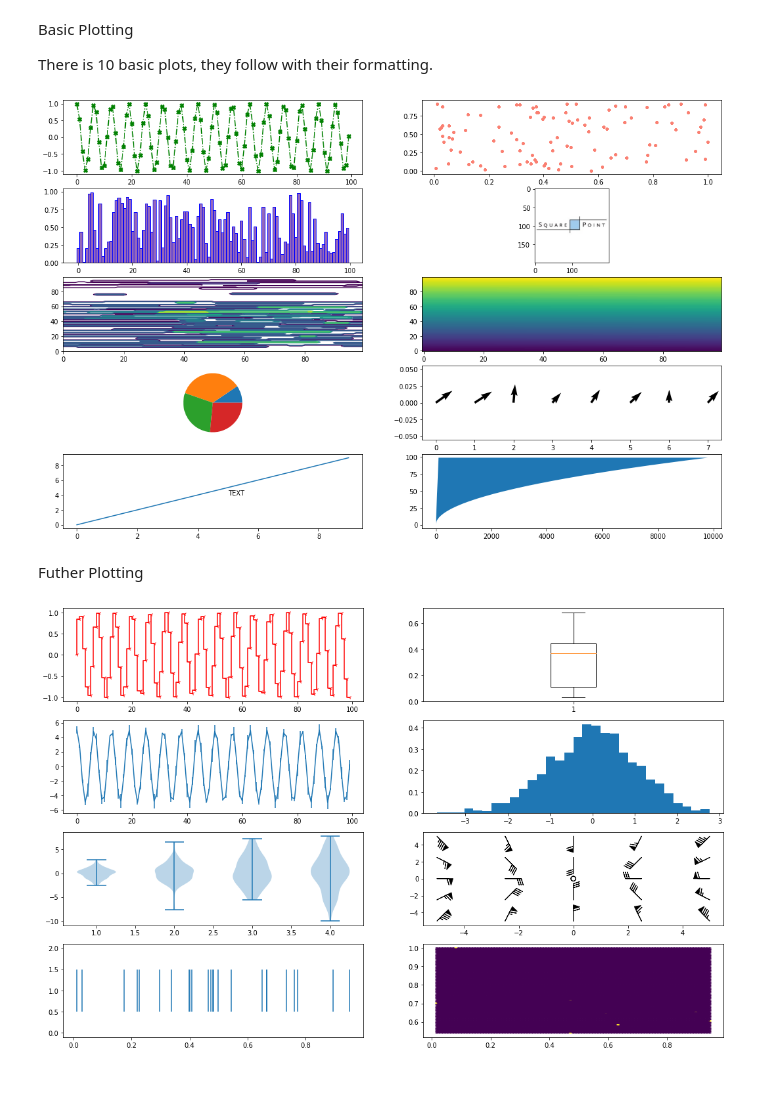
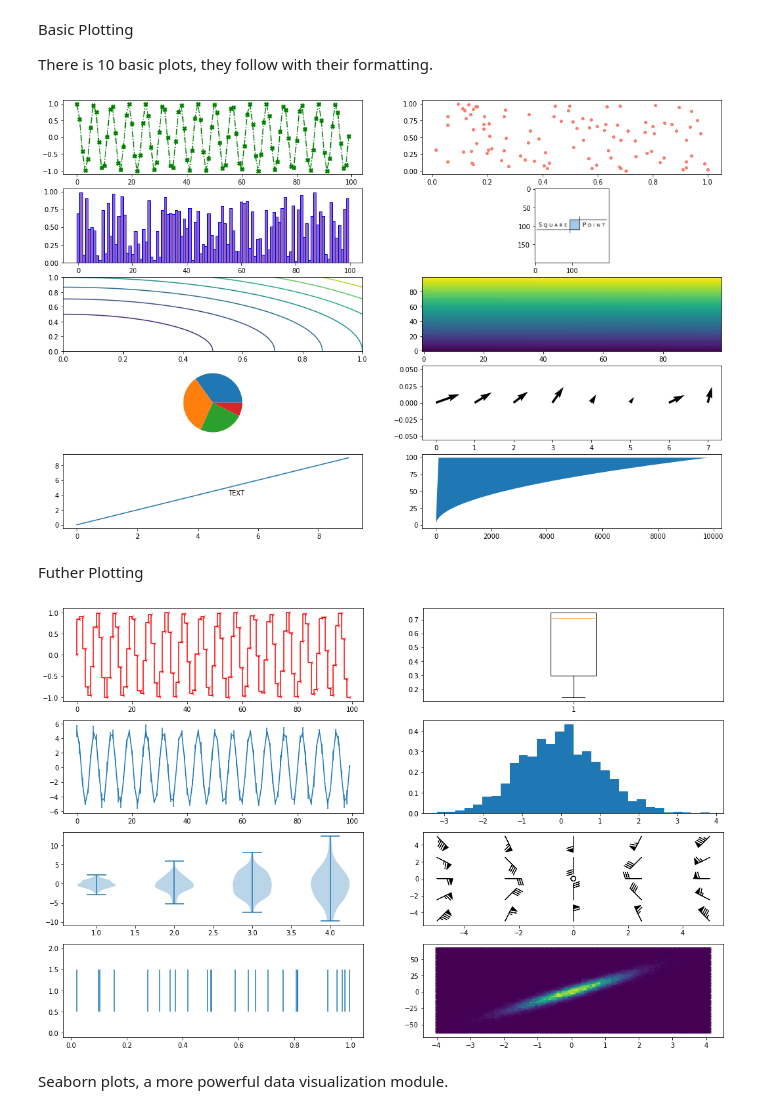
Before and after one commit to JordaanI/Matplotlib, a Jupyter notebook: Main.ipynb, the cells around one changed output. Drawn from its saved outputs; the diff is of its cells as text; code cells hidden in the pictures; blank space fills up the shorter version.

```diff
--- a/Main.ipynb
+++ b/Main.ipynb
@@ -47,9 +47,10 @@ edgecolor_bar = 'b'
 imshow_matrix= mpimg.imread('squarepoint.png')
 
 #contour Parameters
-x_contour = range(100)
-y_contour = range(100)
-z_contour = contour_gen(100,4)
+x_contour = np.linspace(0,1,100)
+y_contour = np.linspace(0,1,100)
+xv_contour, yv_contour = np.meshgrid(x_contour,y_contour)
+z_contour = xv_contour**2 + yv_contour**2
 
 #pcolormesh parameters
 x_pcolormesh = range(100)
@@ -60,35 +61,35 @@ shade='auto'
 #quiver parameters
 x_quiver = np.random.rand((8))
 y_quiver = np.random.rand((8))
 
 #text params
 x_text = 5
 y_text = 4
 text = 'TEXT'
 
 #fill params
 x_fill = range(100)
 y1_fill = [x**2 for x in x_fill]
 y2_fill = [x for x in x_fill]
 
 #pie Params
 pieParam = [np.random.randint(100) for i in range(4)]
 
 fig, ax = plt.subplots(rows,columns,figsize=(18,12))
 ax[0][0].plot(x_plot_range, y_plot, fmt_plot)
 ax[0][1].scatter(x_range,y_range,size,color,marker)
 ax[1][0].bar(x_bar,heights_bar,width, color=color_bar, edgecolor=edgecolor_bar)
 ax[1][1].imshow(imshow_matrix)
-ax[2][0].contour(x_contour, y_contour ,z_contour)
+ax[2][0].contour(xv_contour, yv_contour ,z_contour)
 ax[2][1].pcolormesh(x_pcolormesh,y_pcolormesh,z_pcolormesh, shading=shade)
 ax[3][0].pie(pieParam)
 ax[3][1].quiver(x_quiver, y_quiver)
 ax[4][0].text(x_text,y_text, text)
 ax[4][0].plot(range(10),range(10))
 ax[4][1].fill_betweenx(x_fill, y1_fill, y2_fill)
 plt.show()
 # %% [output]
-[figure, old version]
+[figure, new version]
 # %% [markdown]
 Futher Plotting
 # %%
@@ -132,8 +133,8 @@ U_barbs, V_barbs = 12 * X_barbs, 12 * Y_barbs
 eventplot_param = np.random.rand(25)
 
 #hexbin params
-x_hexbin = np.random.rand(20)
-y_hexbin = np.random.rand(20)
+x_hexbin = np.random.normal(size=50000)
+y_hexbin = (x_hexbin * 3 + np.random.normal(size=50000)) * 5
 
 fig, ax = plt.subplots(rows, columns, figsize=(18,12))
 ax[0][0].step(x_step, y_step, fmt)
@@ -146,4 +147,6 @@ ax[3][0].eventplot(eventplot_param)
 ax[3][1].hexbin(x_hexbin, y_hexbin)
 plt.show()
 # %% [output]
-[figure, old version]
+[figure, new version]
+# %% [markdown]
+Seaborn plots, a more powerful data visualization module.
```
Also changed, not shown: parts of 5 cells of this notebook, 1 other file.
